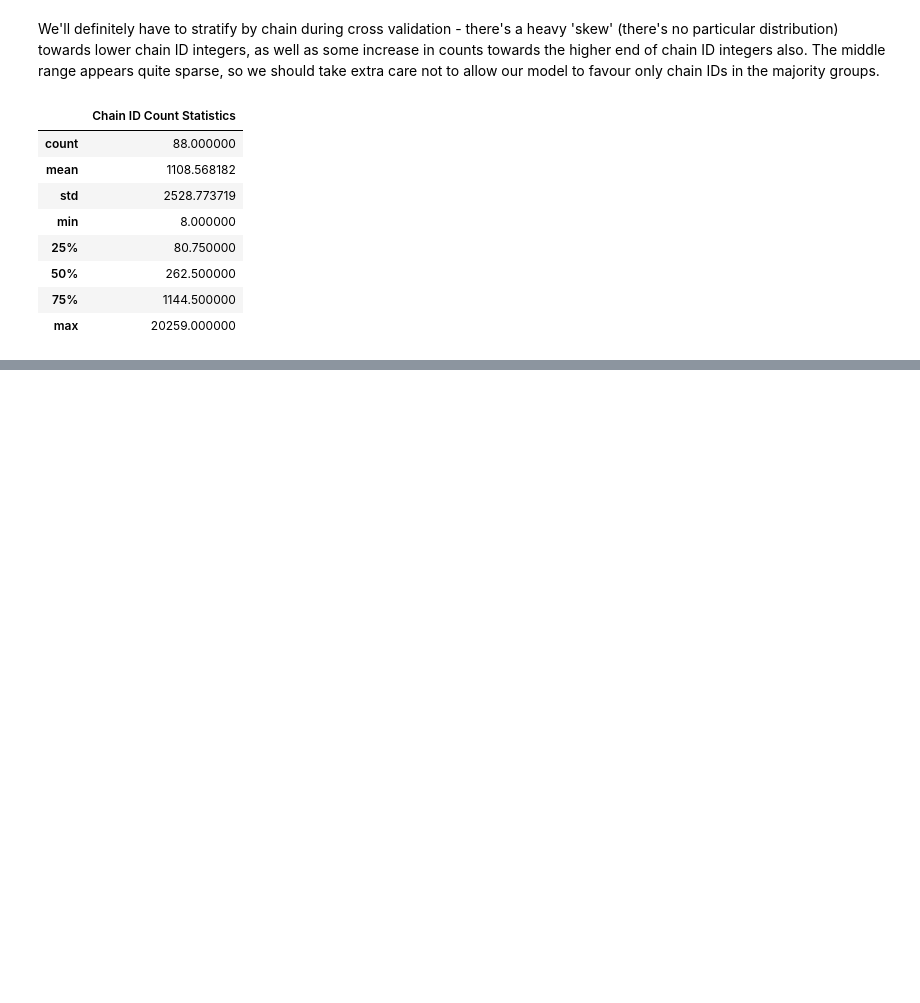
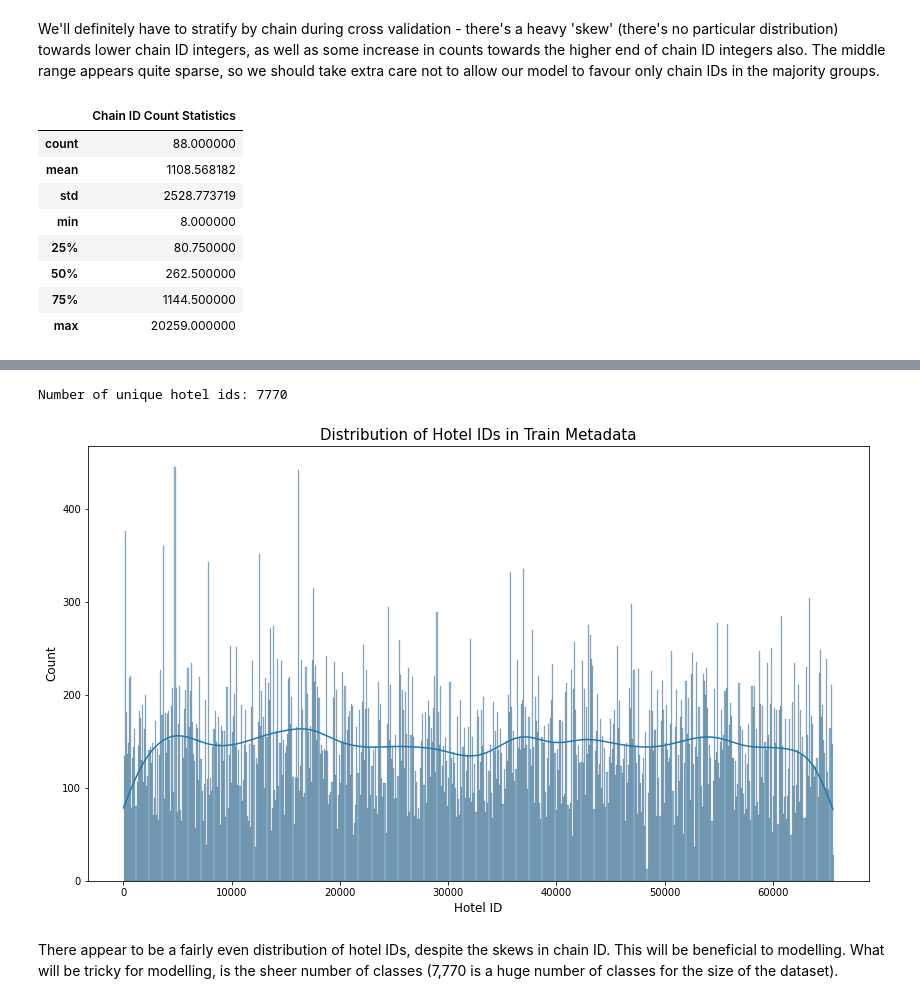
Before and after one commit to TheNerdyCat/FGVC8-Hotel-Trafficking, a Jupyter notebook: output/eda.ipynb, the cells around one changed output, grey strips where cells are left out. Saved outputs shown, nothing was run; the diff lists cells and outputs as text; code cells hidden in the pictures; blank space fills up the shorter version.

```diff
--- a/output/eda.ipynb
+++ b/output/eda.ipynb
@@ -304,0 +299,15 @@ train_chain_stats.describe().rename(columns={"chain": "Chain ID Count Statistics
+# %%
+print(f"Number of unique hotel ids: {train_metadata['hotel_id'].nunique()}")
+# %% [output]
+Number of unique hotel ids: 7770
+# %%
+# Plot histogram of chain ids
+sns.histplot(data=train_metadata, x="hotel_id", stat="count", binwidth=100, kde=True)
+plt.xlabel("Hotel ID", fontsize=12)
+plt.ylabel("Count", fontsize=12)
+plt.title("Distribution of Hotel IDs in Train Metadata", fontsize=15)
+plt.show()
+# %% [output]
+[figure, added]
+# %% [markdown]
+There appear to be a fairly even distribution of hotel IDs, despite the skews in chain ID. This will be beneficial to modelling. What will be tricky for modelling, is the sheer number of classes (7,770 is a huge number of classes for the size of the dataset).
```
Also changed, not shown: parts of 19 cells of this notebook.
